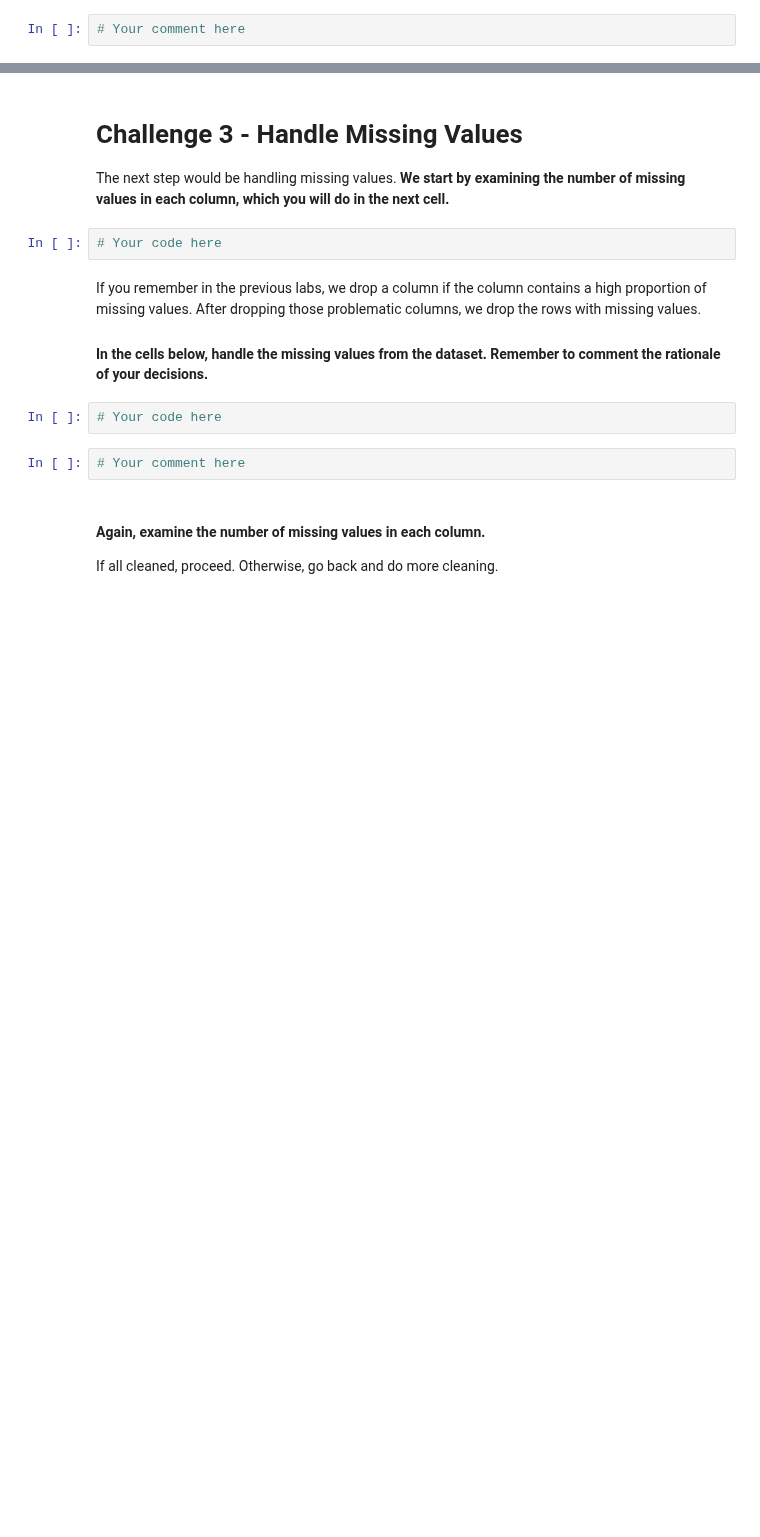
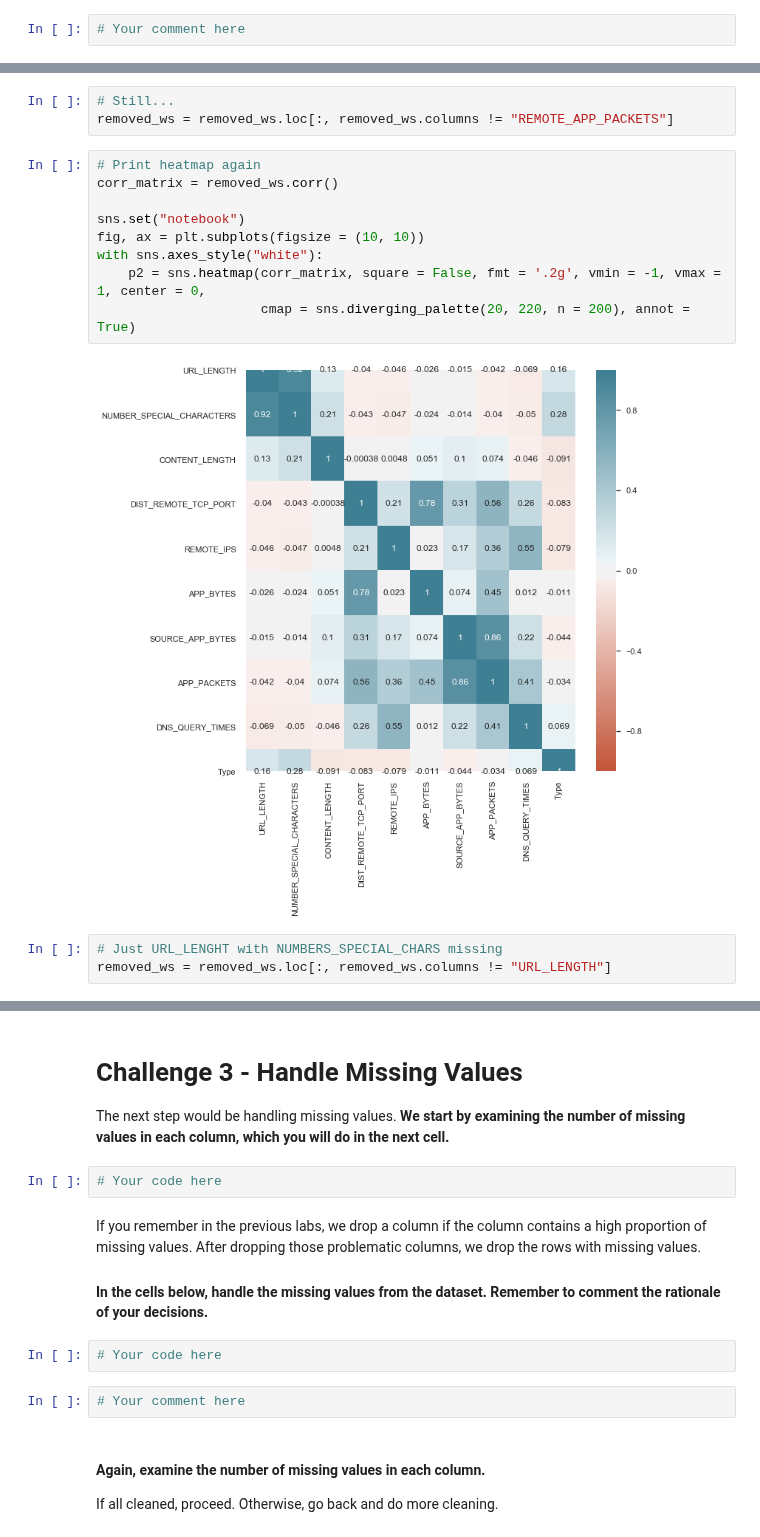
Before and after one commit to ta-data-lis/lab-supervised-learning, a Jupyter notebook: your-code/main.ipynb, the cells around one changed output, grey strips where cells are left out. Saved outputs shown, nothing was run; the diff lists cells and outputs as text; blank space fills up the shorter version.

```diff
--- a/your-code/main.ipynb
+++ b/your-code/main.ipynb
@@ -196,0 +253,17 @@ In the cells below, remove as few columns as you can to eliminate the high colli
+# %%
+# Still...
+removed_ws = removed_ws.loc[:, removed_ws.columns != "REMOTE_APP_PACKETS"]
+# %%
+# Print heatmap again
+corr_matrix = removed_ws.corr()
+
+sns.set("notebook")
+fig, ax = plt.subplots(figsize = (10, 10))
+with sns.axes_style("white"):
+    p2 = sns.heatmap(corr_matrix, square = False, fmt = '.2g', vmin = -1, vmax = 1, center = 0,
+                     cmap = sns.diverging_palette(20, 220, n = 200), annot = True)
+# %% [output]
+[figure, added]
+# %%
+# Just URL_LENGHT with NUMBERS_SPECIAL_CHARS missing
+removed_ws = removed_ws.loc[:, removed_ws.columns != "URL_LENGTH"]
```
Also changed, not shown: parts of 10 cells of this notebook.
